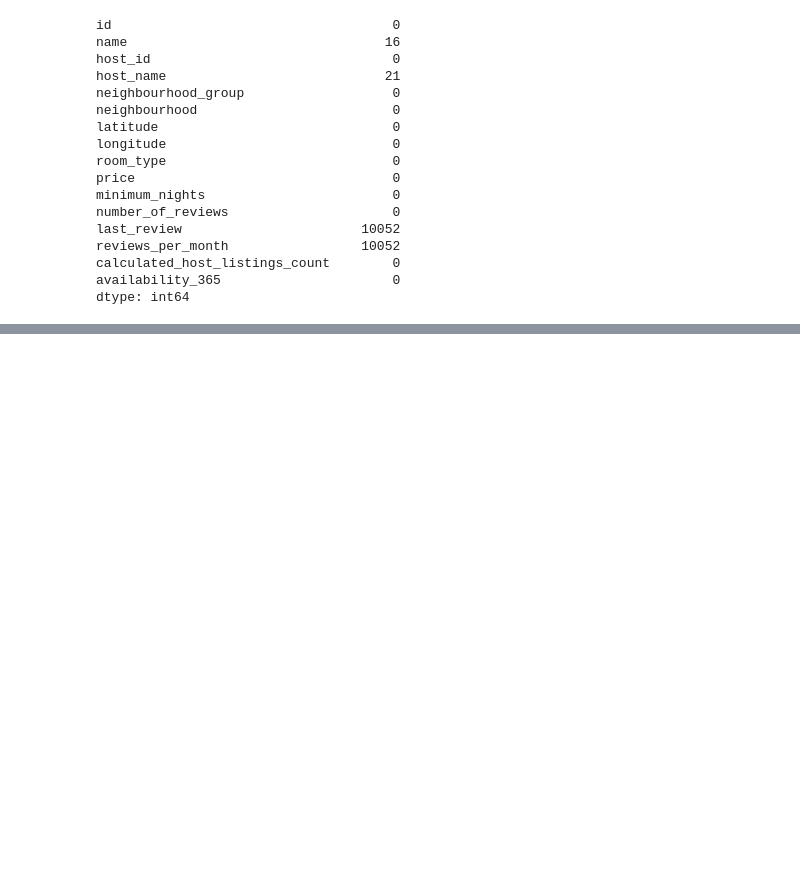
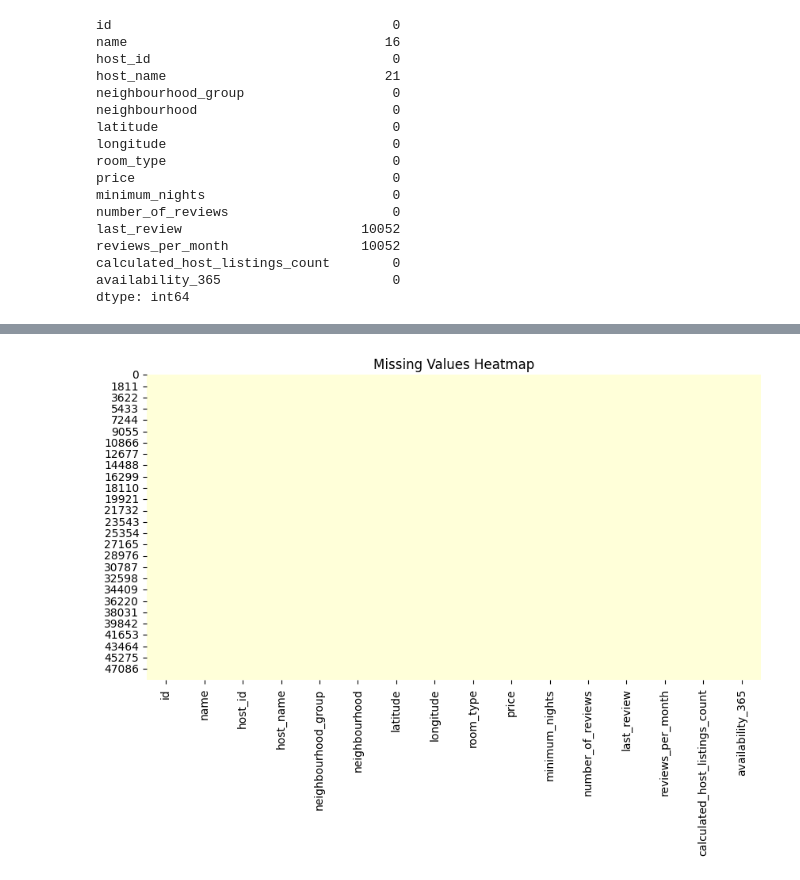
Before and after one commit to abhijeetanand9875/AirBnb_Bookings_Analysis-EDA-Abhijeet, a Jupyter notebook: Abhijeet_EDA_AirBnb_Bookings_Analysis_Notebook.ipynb, the cells around one changed output, grey strips where cells are left out. Saved outputs shown, nothing was run; the diff lists cells and outputs as text; code cells hidden in the pictures; blank space fills up the shorter version.

```diff
--- a/Abhijeet_EDA_AirBnb_Bookings_Analysis_Notebook.ipynb
+++ b/Abhijeet_EDA_AirBnb_Bookings_Analysis_Notebook.ipynb
@@ -144,0 +154,6 @@ dtype: int64
+# %%
+#filling NULL value in 4 column with respective values
+airbnb_data.fillna({"name":"NAN"}, inplace=True)
+airbnb_data.fillna({"host_name":"NAN"}, inplace=True)
+airbnb_data.fillna({"last_review":"NAN"}, inplace=True)
+airbnb_data.fillna({"reviews_per_month":0}, inplace=True)
@@ -144,0 +181,7 @@ dtype: int64
+# %%
+plt.figure(figsize=(10, 5))
+sns.heatmap(airbnb_data.isnull(), cbar=False, cmap='YlGnBu')
+plt.title('Missing Values Heatmap')
+plt.show()
+# %% [output]
+[figure, added]
```
Also changed, not shown: parts of 2 cells of this notebook.
